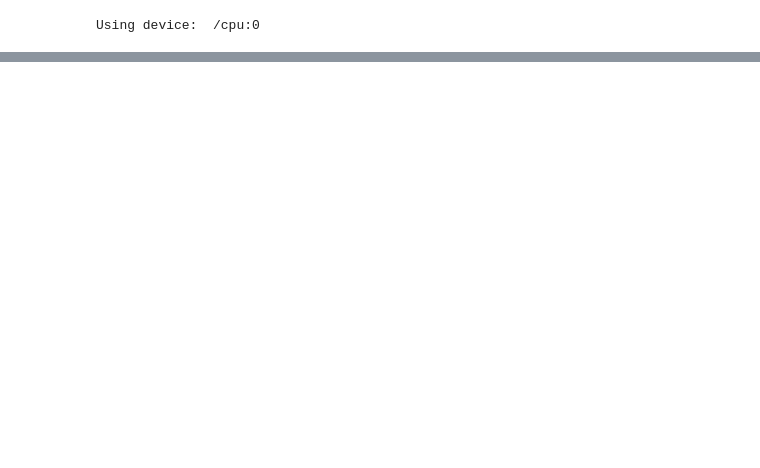
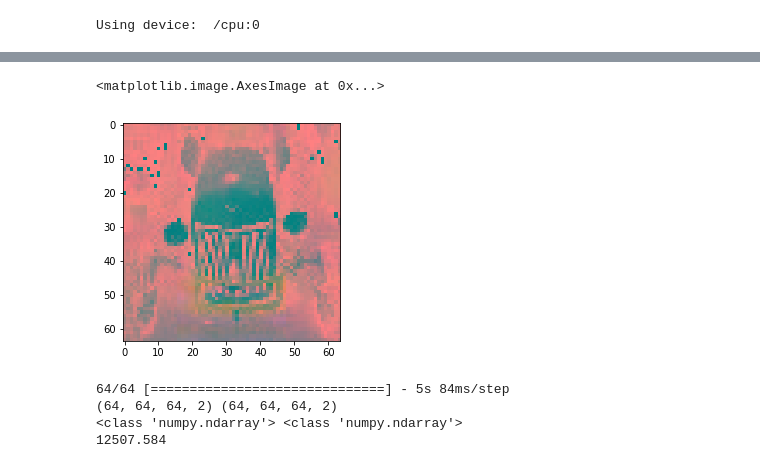
Before and after one commit to kkhosla96/cs231n-project, a Jupyter notebook: project.ipynb, the cells around one changed output, grey strips where cells are left out. Cells and saved outputs as stored; diff of their text form; code cells hidden in the pictures; blank space fills up the shorter version.

```diff
--- a/project.ipynb
+++ b/project.ipynb
@@ -310,0 +320,25 @@ plt.show()
+# %%
+should_be = np.zeros_like(X_train[example_index])
+should_be[:, :, 0] = X_train[0][:, :, 0]
+should_be[:, :, 1] = Y_train[example_index][:, :, 0]
+should_be[:, :, 2] = Y_train[example_index][:, :, 1]
+should_be = should_be * undo_std + undo_mean
+imshow(should_be)
+# %% [output]
+<matplotlib.image.AxesImage at 0x...>
+[figure, added]
+# %%
+# here we check loss on a sample batch
+bs = 64
+batch = X_train[:bs]
+predict = my_model.predict(batch, verbose=True)
+truths = Y_train[:bs]
+print(predict.shape, truths.shape)
+print(type(predict), type(truths))
+loss_tensor = my_loss_function(tf.keras.backend.variable(predict), tf.keras.backend.variable(truths))
+print(tf.keras.backend.eval(loss_tensor))
+# %% [output]
+64/64 [==============================] - 5s 84ms/step
+(64, 64, 64, 2) (64, 64, 64, 2)
+<class 'numpy.ndarray'> <class 'numpy.ndarray'>
+12507.584
```
Also changed, not shown: parts of 8 cells of this notebook, 1 other file.
